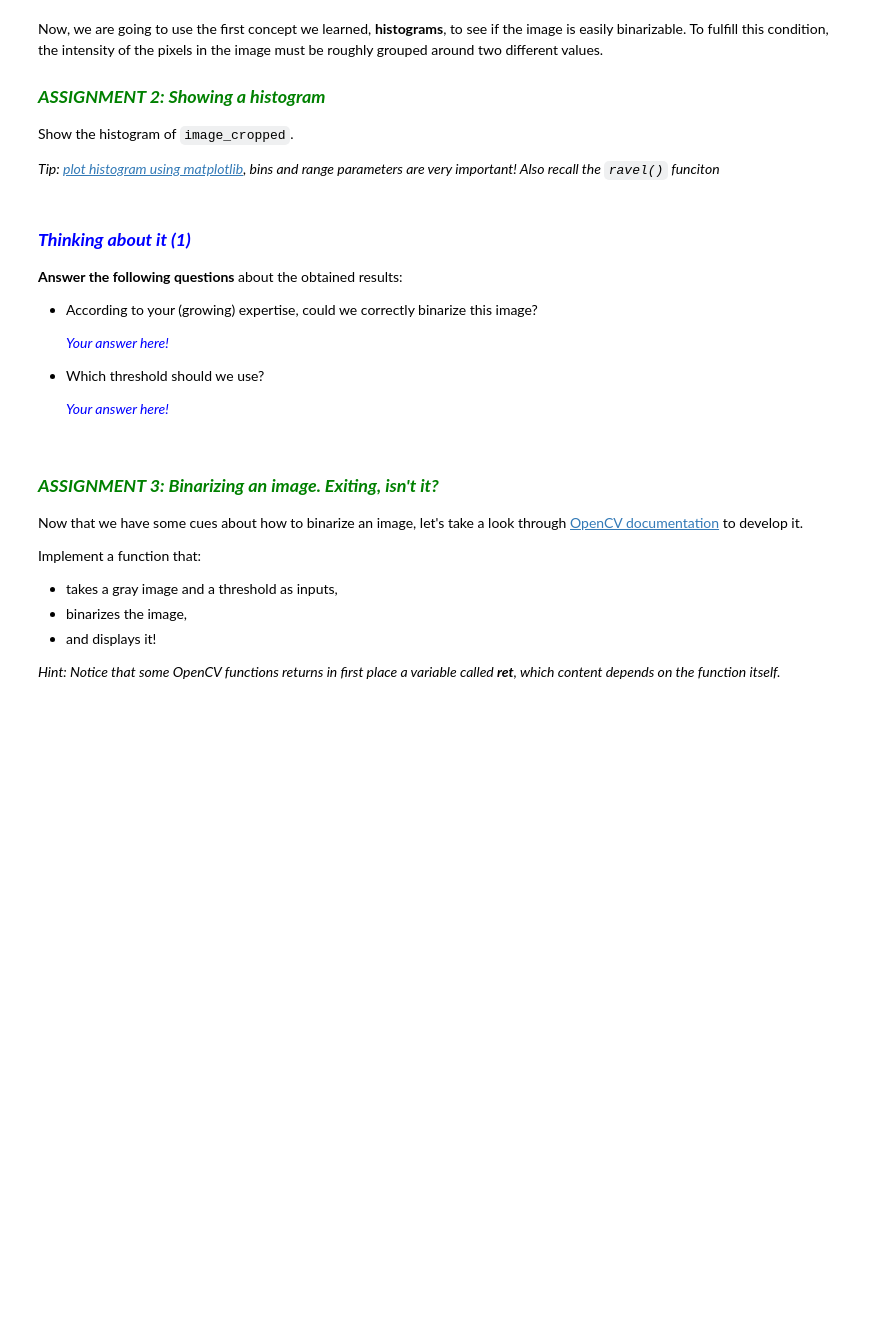
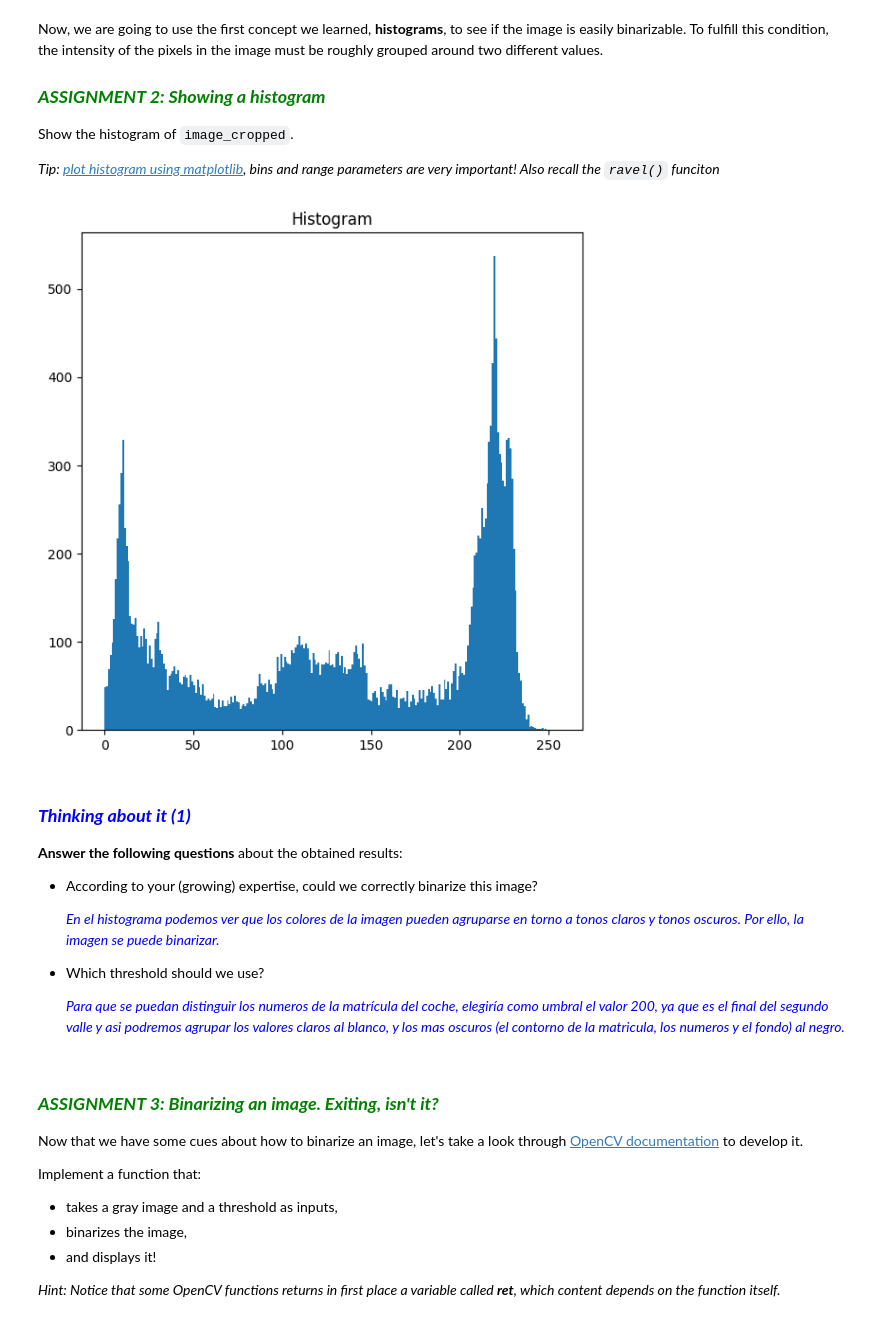
Before and after one commit to uo282210/uma_cv_2023, a Jupyter notebook: Chapter 02. Image processing/2.1 IP tools.ipynb, the cells around one changed output. Saved outputs shown, nothing was run; the diff lists cells and outputs as text; code cells hidden in the pictures; blank space fills up the shorter version.

```diff
--- a/Chapter 02. Image processing/2.1 IP tools.ipynb
+++ b/Chapter 02. Image processing/2.1 IP tools.ipynb
@@ -116,10 +121,15 @@ Show the histogram of `image_cropped`.
 # %%
 # ** ASSIGNMENT 2 **
 # Compute the image histogram and show it
 # Write your code here!
 
+plt.subplot(2,2,1)
+plt.title("Histogram")
+plt.hist(image_cropped.ravel(),256,[0,256]) # ravel() returns a 1-D array, containing the elements of image
 None # Compute the histogram and show it
 plt.show()
+# %% [output]
+[figure, added]
 # %% [markdown]
 ### <font color="blue"><b><i>Thinking about it (1)</i></b></font>
 
@@ -127,11 +137,11 @@ plt.show()
 
 - According to your (growing) expertise, could we correctly binarize this image?
 
-    <p style="margin: 4px 0px 6px 5px; color:blue"><i>Your answer here!</i></p>
+    <p style="margin: 4px 0px 6px 5px; color:blue"><i>En el histograma podemos ver que los colores de la imagen pueden agruparse en torno a tonos claros y tonos oscuros. Por ello, la imagen se puede binarizar.</i></p>
 
 - Which threshold should we use?
 
-    <p style="margin: 4px 0px 6px 5px; color:blue"><i>Your answer here!</i></p>
+    <p style="margin: 4px 0px 6px 5px; color:blue"><i>Para que se puedan distinguir los numeros de la matrícula del coche, elegiría como umbral el valor 200, ya que es el final del segundo valle y asi podremos agrupar los valores claros al blanco, y los mas oscuros (el contorno de la matricula, los numeros y el fondo) al negro. </i></p>
 # %% [markdown]
 ### **<span style="color:green"><b><i>ASSIGNMENT 3: Binarizing an image. Exiting, isn't it?</i></b></span>**
 
```
Also changed, not shown: parts of 6 cells of this notebook.
